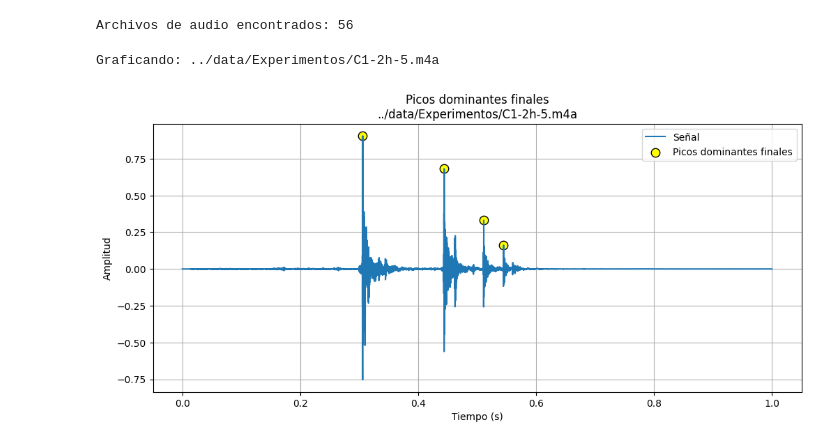
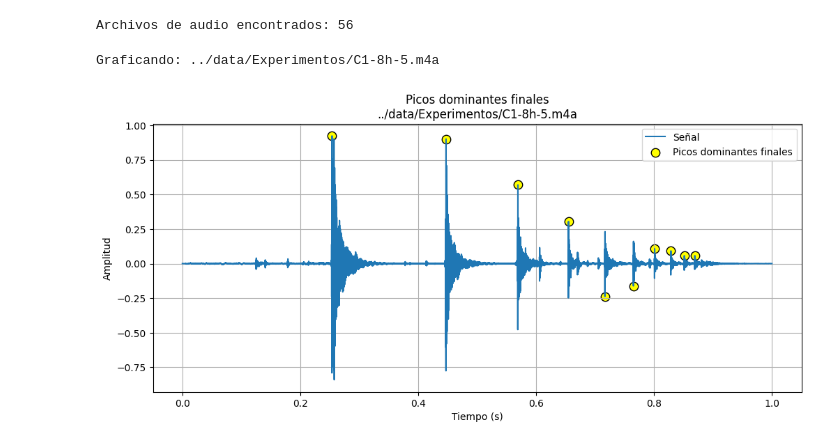
Before and after one commit to johhanz099/battery_project, a Jupyter notebook: notebooks/Datoskinetic2.ipynb, the cells around one changed output. Drawn from its saved outputs; the diff is of its cells as text; code cells hidden in the pictures.

Commit message:
Main nb working until plot_nm

```diff
--- a/notebooks/Datoskinetic2.ipynb
+++ b/notebooks/Datoskinetic2.ipynb
@@ -251,15 +251,15 @@ COR_groups = group_COR_by_experiment(audio_path)
 # %%
 def plot_nm(n, m):
     base = "../data/Experimentos"
     fname = f"C1-{n}h-{m}.m4a" # n: horas descargadas, m: número de experimento
     audio_path = f"{base}/{fname}"
 
     print("Graficando:", audio_path)
     # Extract data once (optimized - no redundant loading)
     t, y, sr, peaks, times, amps = extract_dominant_peaks(audio_path)
     # Plot using pre-extracted data
     plot_audio_peaks_from_data(t, y, sr, peaks, times, amps, f"\n{audio_path}")
-plot_nm(2, 5)
+plot_nm(8, 5)
 # %% [output]
-Graficando: ../data/Experimentos/C1-2h-5.m4a
+Graficando: ../data/Experimentos/C1-8h-5.m4a
-[figure, old version]
+[figure, new version]
```
